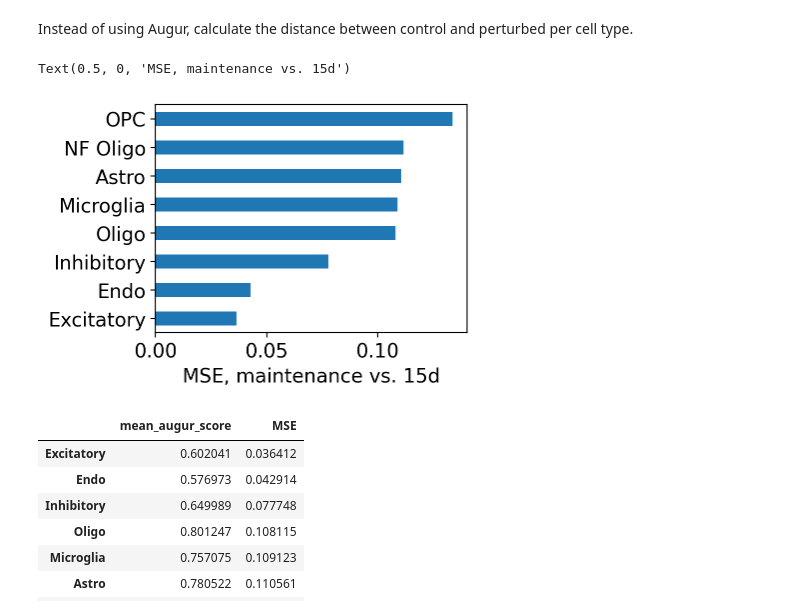
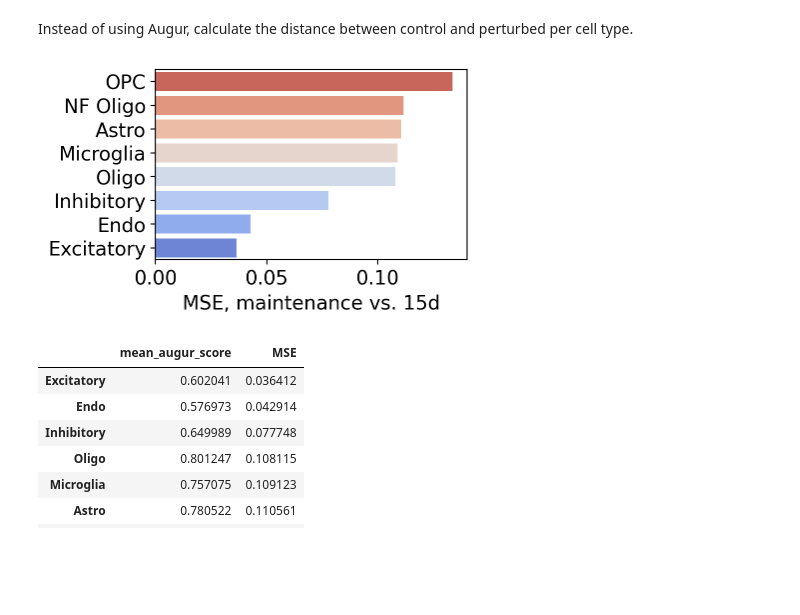
Before and after one commit to theislab/perturbation-metrics, a Jupyter notebook: comparison_with_augur.ipynb, the cells around one changed output. Cells and saved outputs as stored; diff of their text form; code cells hidden in the pictures; blank space fills up the shorter version.

Commit message:
RECOMB figures

```diff
--- a/comparison_with_augur.ipynb
+++ b/comparison_with_augur.ipynb
@@ -72,12 +72,31 @@ for ct in adata.obs.cell_type.unique():
 df = pd.DataFrame.from_dict(dist, orient='index')
 df.columns = ['MSE']
 # %%
-df.sort_values('MSE').plot.barh(legend=None, figsize=(4, 3))
-plt.grid(None)
+# df.sort_values('MSE').plot.barh(legend=None, figsize=(4, 3), cmap='winter')
+# plt.grid(None)
+# plt.xlabel('MSE, maintenance vs. 15d')
+
+df_sorted = df.sort_values('MSE', ascending=False)
+
+# Create the horizontal bar plot with 'MSE' as hue to color the bars.
+plt.figure(figsize=(4, 2.5))
+barplot = sns.barplot(
+    x='MSE',
+    y=df_sorted.index,
+    data=df_sorted,
+    palette='coolwarm',  # This is a similar color palette as in Matplotlib
+    hue='MSE',
+    dodge=False  # This disables the separation of bars typically used for different hue levels
+)
+
+# Remove the legend if not needed
+barplot.legend_.remove()
+
 plt.xlabel('MSE, maintenance vs. 15d')
+plt.grid(False)
+plt.show()
 # %% [output]
-Text(0.5, 0, 'MSE, maintenance vs. 15d')
-[figure, old version]
+[figure, new version]
 # %%
 res = pd.concat([
     h_results["summary_metrics"].T[['mean_augur_score']],
```
Also changed, not shown: parts of 2 cells of this notebook, 1 other file.
